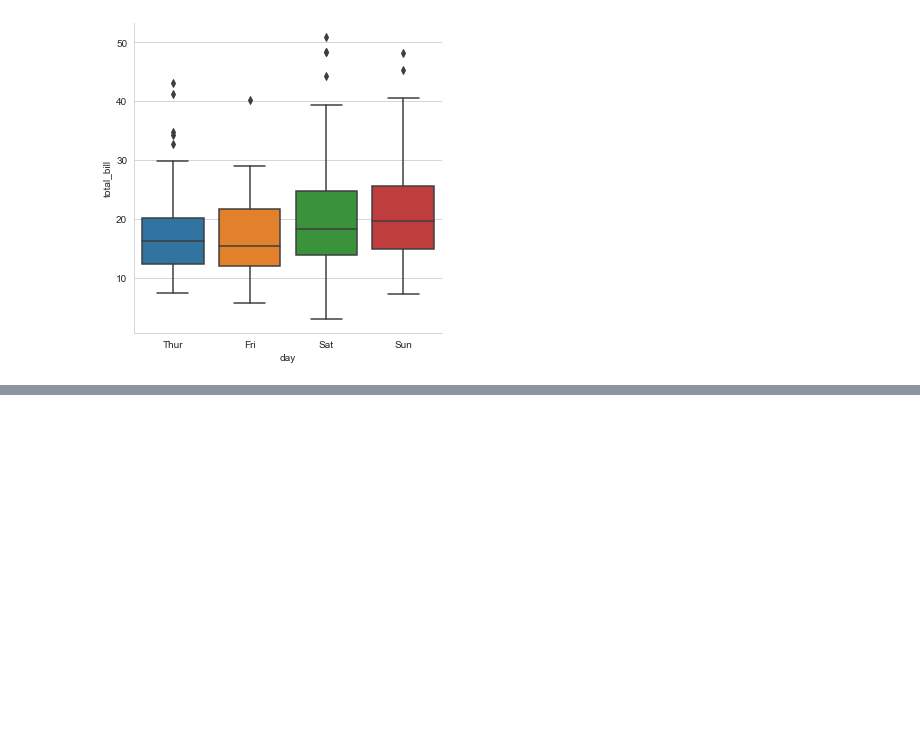
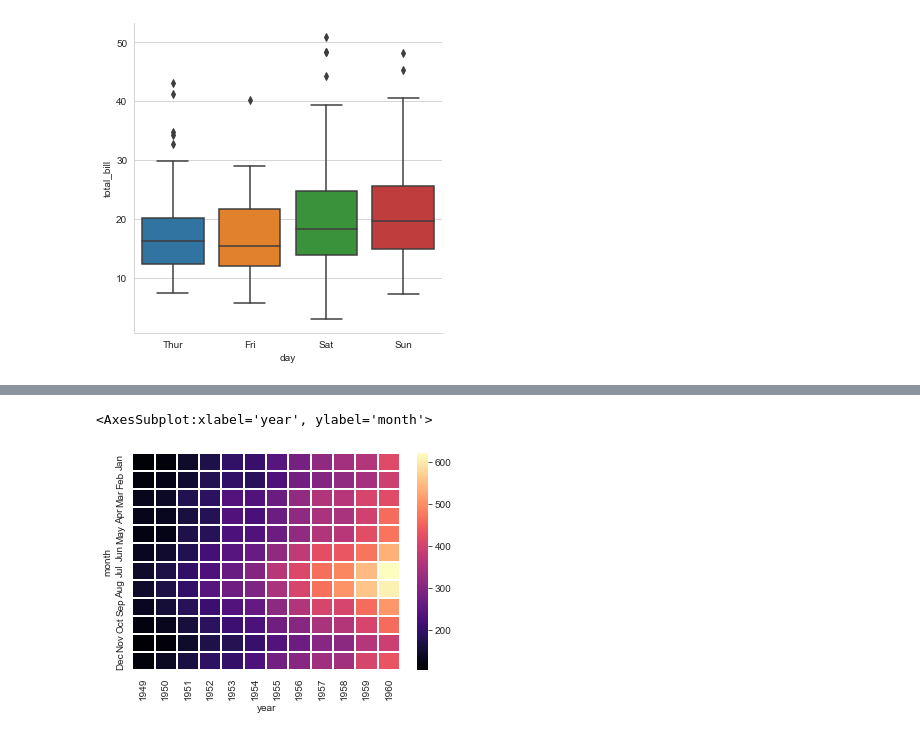
Before and after one commit to amir-nrfkn/U-PyForDS, a Jupyter notebook: code/practice_file.ipynb, the cells around one changed output, grey strips where cells are left out. Cells and saved outputs as stored; diff of their text form; code cells hidden in the pictures; blank space fills up the shorter version.

```diff
--- a/code/practice_file.ipynb
+++ b/code/practice_file.ipynb
@@ -295,0 +314,2 @@ sns.factorplot(x='day', y='total_bill', data=tips, kind='box')
+# %%
+flights = sns.load_dataset('flights')
@@ -295,0 +352,7 @@ sns.factorplot(x='day', y='total_bill', data=tips, kind='box')
+# %%
+fp = flights.pivot_table(index='month', columns='year', values='passengers')
+# %%
+sns.heatmap(fp, cmap='magma', linecolor='white', linewidth=2)
+# %% [output]
+<AxesSubplot:xlabel='year', ylabel='month'>
+[figure, added]
```
Also changed, not shown: parts of 22 cells of this notebook.
